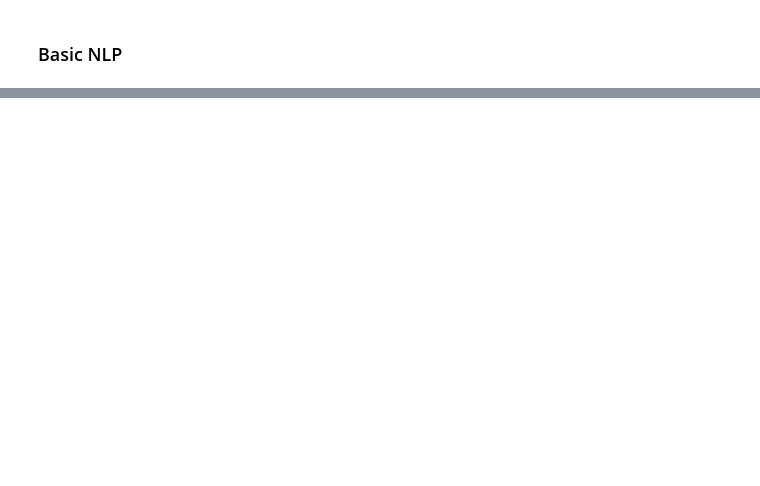
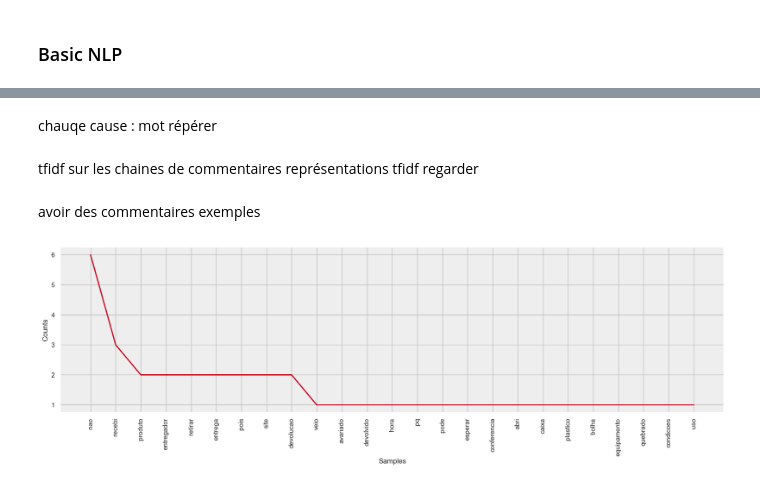
Before and after one commit to vivimouret29/mast2_ai, a Jupyter notebook: red_string/red_string.ipynb, the cells around one changed output, grey strips where cells are left out. Drawn from its saved outputs; the diff is of its cells as text; code cells hidden in the pictures; blank space fills up the shorter version.

```diff
--- a/red_string/red_string.ipynb
+++ b/red_string/red_string.ipynb
@@ -421,0 +390,7 @@ plot_freq(trigrams_1s, COLOR_1S)
+# %%
+reviews_prod = search_product(product_id='52c80cedd4e90108bf4fa6a206ef6b03',
+                              dataframe=True,
+                              stats=True)
+
+print('Dataframe vide ?!'
+      ) if reviews_prod.empty is True else reviews_prod.head()
@@ -421,0 +408,29 @@ plot_freq(trigrams_1s, COLOR_1S)
+# %% [markdown]
+chauqe cause : mot répérer
+# %% [markdown]
+tfidf sur les chaines de commentaires
+représentations tfidf
+regarder
+# %% [markdown]
+avoir des commentaires exemples
+# %%
+reviews_prod['review_comment_words'] = reviews_prod[
+    'review_comment_message'].apply(tokenize)
+
+reviews_5s = reviews_prod[reviews_prod['review_score'] == 5]
+reviews_1s = reviews_prod[reviews_prod['review_score'] == 1]
+
+unigrams_5s, bigrams_5s, trigrams_5s = ngrams(
+    reviews_5s['review_comment_words'])
+
+unigrams_1s, bigrams_1s, trigrams_1s = ngrams(
+    reviews_1s['review_comment_words'])
+# %%
+reviews_delivered_1s = reviews_prod[(reviews_prod['review_score'] == 1) & (reviews_prod['order_delivered_customer_date'] < reviews_prod['review_creation_date'])]
+unigrams_d1s, bigrams_d1s, trigrams_d1s = ngrams(reviews_delivered_1s['review_comment_words'])
+
+plot_freq(unigrams_d1s, COLOR_1S)
+# plot_freq(bigrams_d1s, COLOR_1S)
+# plot_freq(trigrams_d1s, COLOR_1S)
+# %% [output]
+[figure, added]
```
Also changed, not shown: parts of 43 cells of this notebook, 1 other file.
